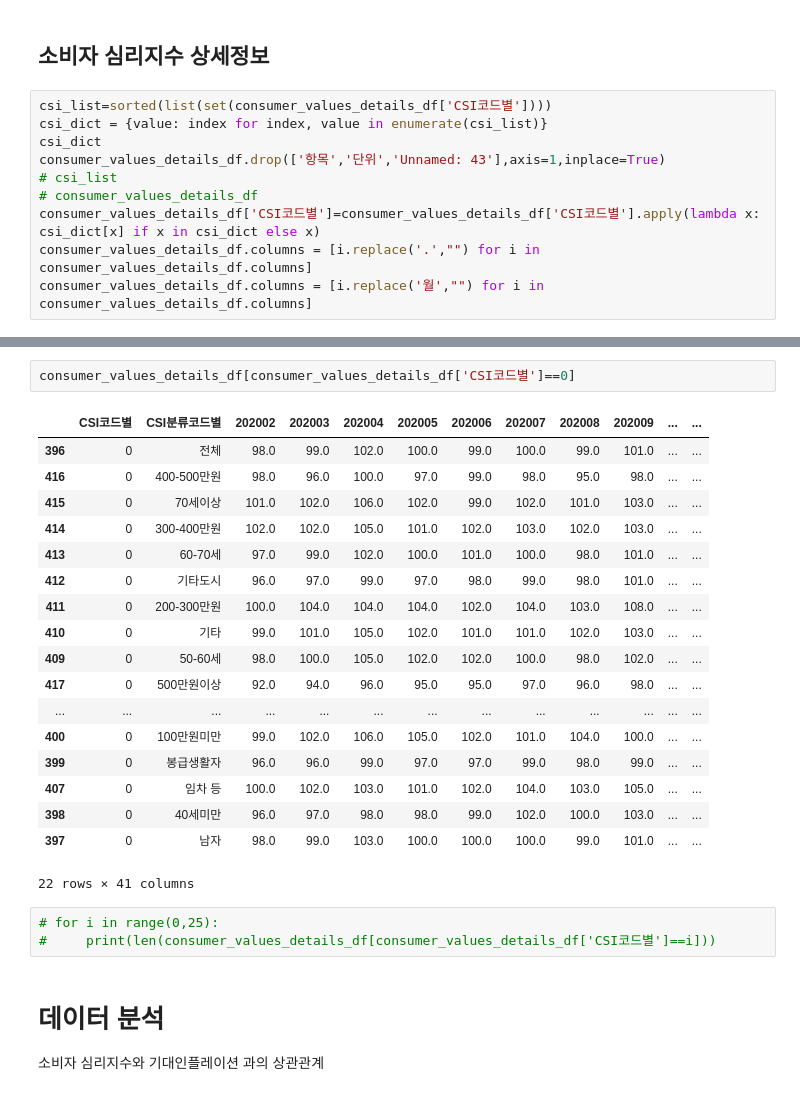
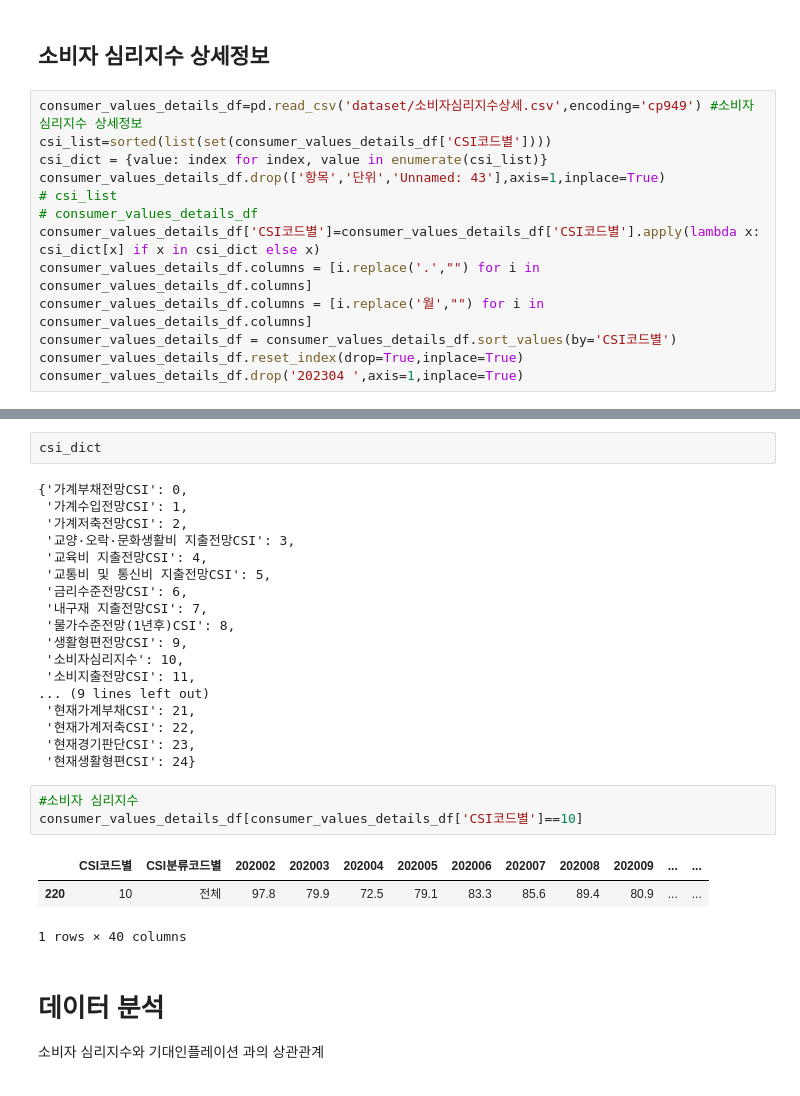
Before and after one commit to siho-song/datascience, a Jupyter notebook: project/project/Untitled.ipynb, the cells around one changed output, grey strips where cells are left out. Saved outputs shown, nothing was run; the diff lists cells and outputs as text.

```diff
--- a/project/project/Untitled.ipynb
+++ b/project/project/Untitled.ipynb
@@ -93,12 +145,15 @@ consumer_values_df
 # %% [markdown]
 ## 소비자 심리지수 상세정보
 # %%
+consumer_values_details_df=pd.read_csv('dataset/소비자심리지수상세.csv',encoding='cp949') #소비자 심리지수 상세정보
 csi_list=sorted(list(set(consumer_values_details_df['CSI코드별'])))
 csi_dict = {value: index for index, value in enumerate(csi_list)}
-csi_dict
 consumer_values_details_df.drop(['항목','단위','Unnamed: 43'],axis=1,inplace=True)
 # csi_list
 # consumer_values_details_df
 consumer_values_details_df['CSI코드별']=consumer_values_details_df['CSI코드별'].apply(lambda x: csi_dict[x] if x in csi_dict else x)
 consumer_values_details_df.columns = [i.replace('.',"") for i in consumer_values_details_df.columns]
 consumer_values_details_df.columns = [i.replace('월',"") for i in consumer_values_details_df.columns]
+consumer_values_details_df = consumer_values_details_df.sort_values(by='CSI코드별')
+consumer_values_details_df.reset_index(drop=True,inplace=True)
+consumer_values_details_df.drop('202304 ',axis=1,inplace=True)
@@ -126,27 +176,30 @@ consumer_values_details_df.reset_index()
+# %%
+csi_dict
+# %% [output]
+{'가계부채전망CSI': 0,
+ '가계수입전망CSI': 1,
+ '가계저축전망CSI': 2,
+ '교양·오락·문화생활비 지출전망CSI': 3,
+ '교육비 지출전망CSI': 4,
+ '교통비 및 통신비 지출전망CSI': 5,
+ '금리수준전망CSI': 6,
+ '내구재 지출전망CSI': 7,
+ '물가수준전망(1년후)CSI': 8,
+ '생활형편전망CSI': 9,
+ '소비자심리지수': 10,
+ '소비지출전망CSI': 11,
+... (9 lines left out)
+ '현재가계부채CSI': 21,
+ '현재가계저축CSI': 22,
+ '현재경기판단CSI': 23,
+ '현재생활형편CSI': 24}
 # %%
-consumer_values_details_df[consumer_values_details_df['CSI코드별']==0]
+#소비자 심리지수
+consumer_values_details_df[consumer_values_details_df['CSI코드별']==10]
 # %% [output]
 |  | CSI코드별 | CSI분류코드별 | 202002 | 202003 | 202004 | 202005 | 202006 | 202007 | 202008 | 202009 | ... | ... |
-| 396 | 0 | 전체 | 98.0 | 99.0 | 102.0 | 100.0 | 99.0 | 100.0 | 99.0 | 101.0 | ... | ... |
-| 416 | 0 | 400-500만원 | 98.0 | 96.0 | 100.0 | 97.0 | 99.0 | 98.0 | 95.0 | 98.0 | ... | ... |
-| 415 | 0 | 70세이상 | 101.0 | 102.0 | 106.0 | 102.0 | 99.0 | 102.0 | 101.0 | 103.0 | ... | ... |
-| 414 | 0 | 300-400만원 | 102.0 | 102.0 | 105.0 | 101.0 | 102.0 | 103.0 | 102.0 | 103.0 | ... | ... |
-| 413 | 0 | 60-70세 | 97.0 | 99.0 | 102.0 | 100.0 | 101.0 | 100.0 | 98.0 | 101.0 | ... | ... |
-| 412 | 0 | 기타도시 | 96.0 | 97.0 | 99.0 | 97.0 | 98.0 | 99.0 | 98.0 | 101.0 | ... | ... |
-| 411 | 0 | 200-300만원 | 100.0 | 104.0 | 104.0 | 104.0 | 102.0 | 104.0 | 103.0 | 108.0 | ... | ... |
-| 410 | 0 | 기타 | 99.0 | 101.0 | 105.0 | 102.0 | 101.0 | 101.0 | 102.0 | 103.0 | ... | ... |
-| 409 | 0 | 50-60세 | 98.0 | 100.0 | 105.0 | 102.0 | 102.0 | 100.0 | 98.0 | 102.0 | ... | ... |
-| 417 | 0 | 500만원이상 | 92.0 | 94.0 | 96.0 | 95.0 | 95.0 | 97.0 | 96.0 | 98.0 | ... | ... |
-| ... | ... | ... | ... | ... | ... | ... | ... | ... | ... | ... | ... | ... |
-| 400 | 0 | 100만원미만 | 99.0 | 102.0 | 106.0 | 105.0 | 102.0 | 101.0 | 104.0 | 100.0 | ... | ... |
-| 399 | 0 | 봉급생활자 | 96.0 | 96.0 | 99.0 | 97.0 | 97.0 | 99.0 | 98.0 | 99.0 | ... | ... |
-| 407 | 0 | 임차 등 | 100.0 | 102.0 | 103.0 | 101.0 | 102.0 | 104.0 | 103.0 | 105.0 | ... | ... |
-| 398 | 0 | 40세미만 | 96.0 | 97.0 | 98.0 | 98.0 | 99.0 | 102.0 | 100.0 | 103.0 | ... | ... |
-| 397 | 0 | 남자 | 98.0 | 99.0 | 103.0 | 100.0 | 100.0 | 100.0 | 99.0 | 101.0 | ... | ... |
+| 220 | 10 | 전체 | 97.8 | 79.9 | 72.5 | 79.1 | 83.3 | 85.6 | 89.4 | 80.9 | ... | ... |
-22 rows × 41 columns
+1 rows × 40 columns
-# %%
-# for i in range(0,25):
-#     print(len(consumer_values_details_df[consumer_values_details_df['CSI코드별']==i]))
 # %% [markdown]
 # 데이터 분석
 소비자 심리지수와 기대인플레이션 과의 상관관계
```
Also changed, not shown: parts of 60 cells of this notebook, 1 other file.
